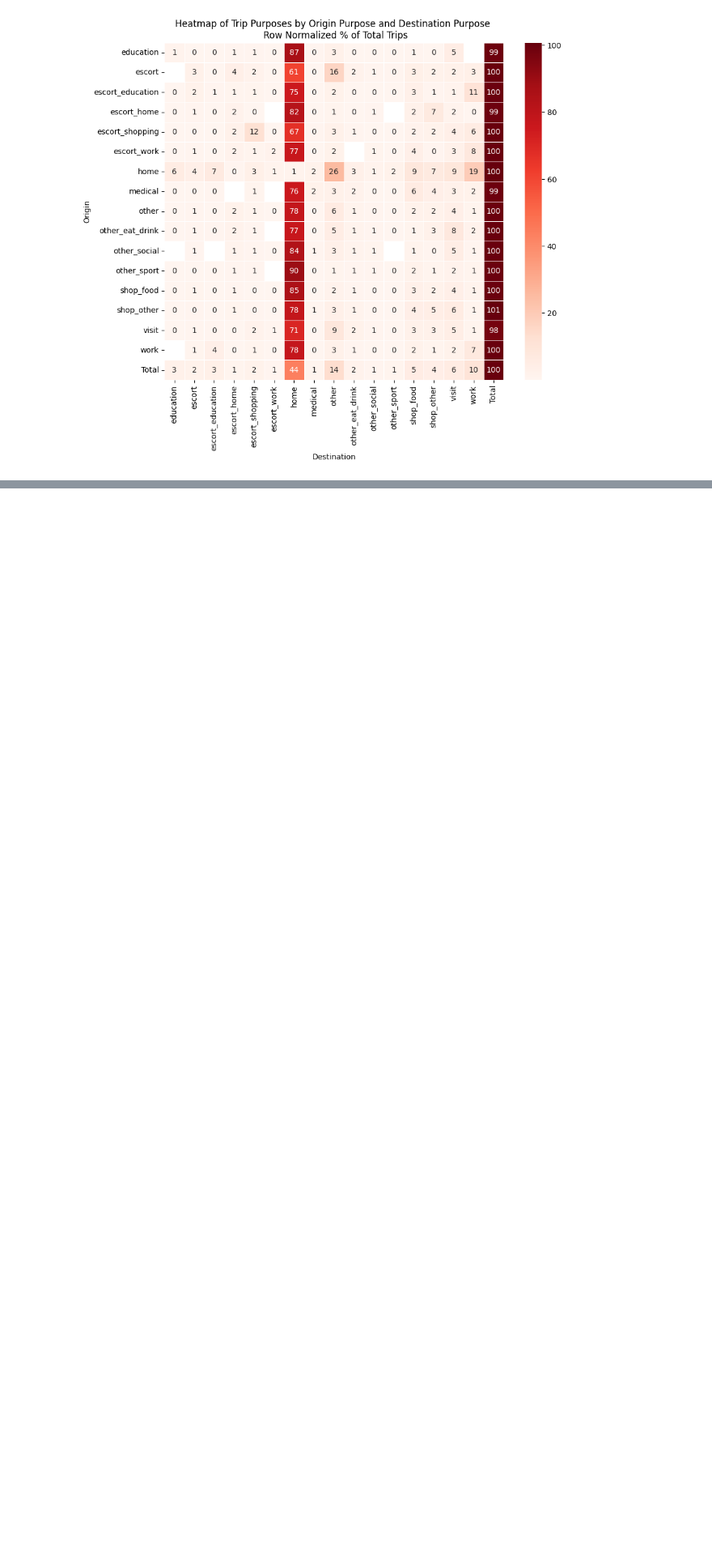
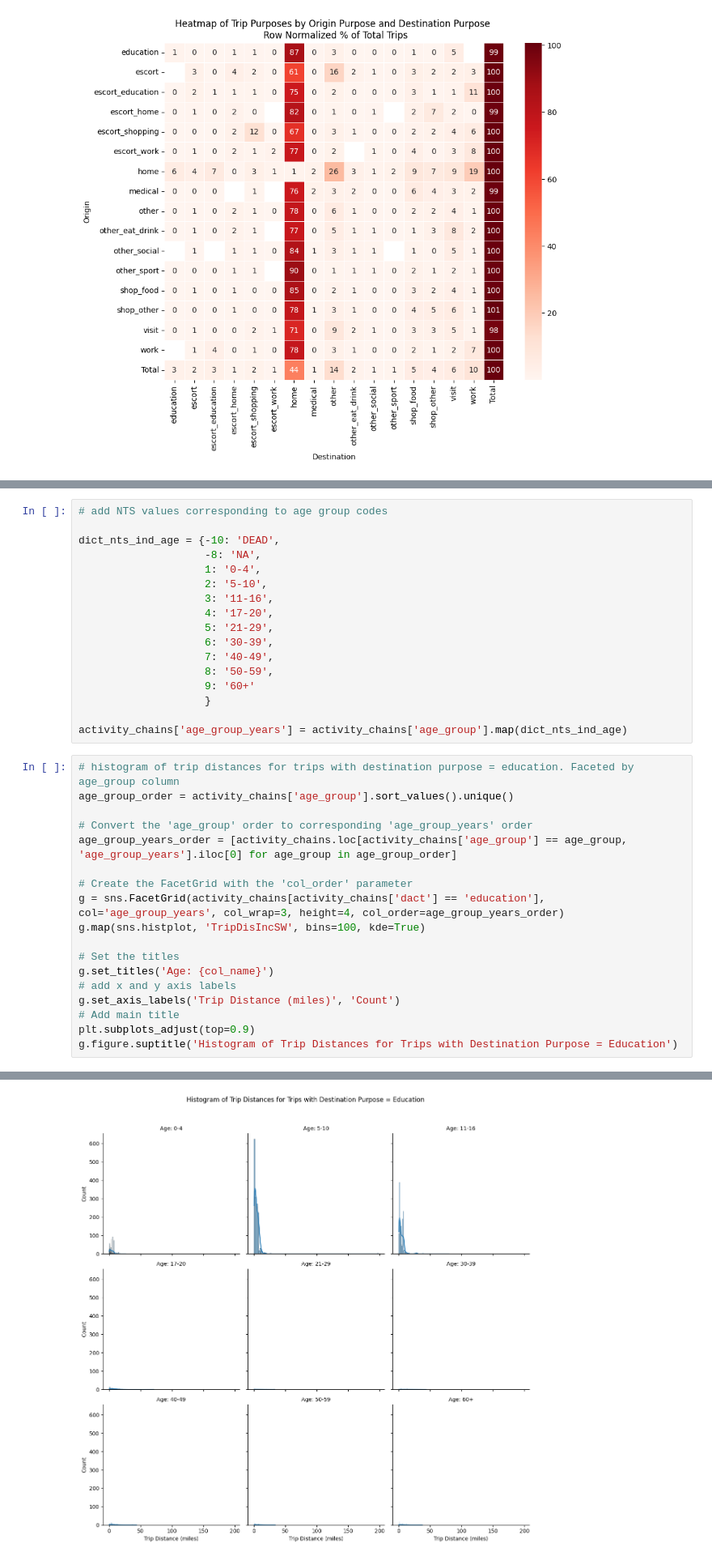
Before and after one commit to Urban-Analytics-Technology-Platform/acbm, a Jupyter notebook: notebooks/3_locations_primary.ipynb, the cells around one changed output, grey strips where cells are left out. Shown at 81% size. Saved outputs shown, nothing was run; the diff lists cells and outputs as text; blank space fills up the shorter version.

```diff
--- a/notebooks/3_locations_primary.ipynb
+++ b/notebooks/3_locations_primary.ipynb
@@ -192,0 +212,36 @@ plt.show()
+# %%
+# add NTS values corresponding to age group codes
+
+dict_nts_ind_age = {-10: 'DEAD',
+                    -8: 'NA',
+                    1: '0-4',
+                    2: '5-10',
+                    3: '11-16',
+                    4: '17-20',
+                    5: '21-29',
+                    6: '30-39',
+                    7: '40-49',
+                    8: '50-59',
+                    9: '60+'
+                    }
+
+activity_chains['age_group_years'] = activity_chains['age_group'].map(dict_nts_ind_age)
+# %%
+# histogram of trip distances for trips with destination purpose = education. Faceted by age_group column
+age_group_order = activity_chains['age_group'].sort_values().unique()
+
+# Convert the 'age_group' order to corresponding 'age_group_years' order
+age_group_years_order = [activity_chains.loc[activity_chains['age_group'] == age_group, 'age_group_years'].iloc[0] for age_group in age_group_order]
+
+# Create the FacetGrid with the 'col_order' parameter
+g = sns.FacetGrid(activity_chains[activity_chains['dact'] == 'education'], col='age_group_years', col_wrap=3, height=4, col_order=age_group_years_order)
+g.map(sns.histplot, 'TripDisIncSW', bins=100, kde=True)
+
+# Set the titles
+g.set_titles('Age: {col_name}')
+# add x and y axis labels
+g.set_axis_labels('Trip Distance (miles)', 'Count')
+# Add main title
+plt.subplots_adjust(top=0.9)
+g.figure.suptitle('Histogram of Trip Distances for Trips with Destination Purpose = Education')
+# %% [output]
@@ -192,0 +249 @@ plt.show()
+[figure, added]
```
Also changed, not shown: parts of 8 cells of this notebook.
